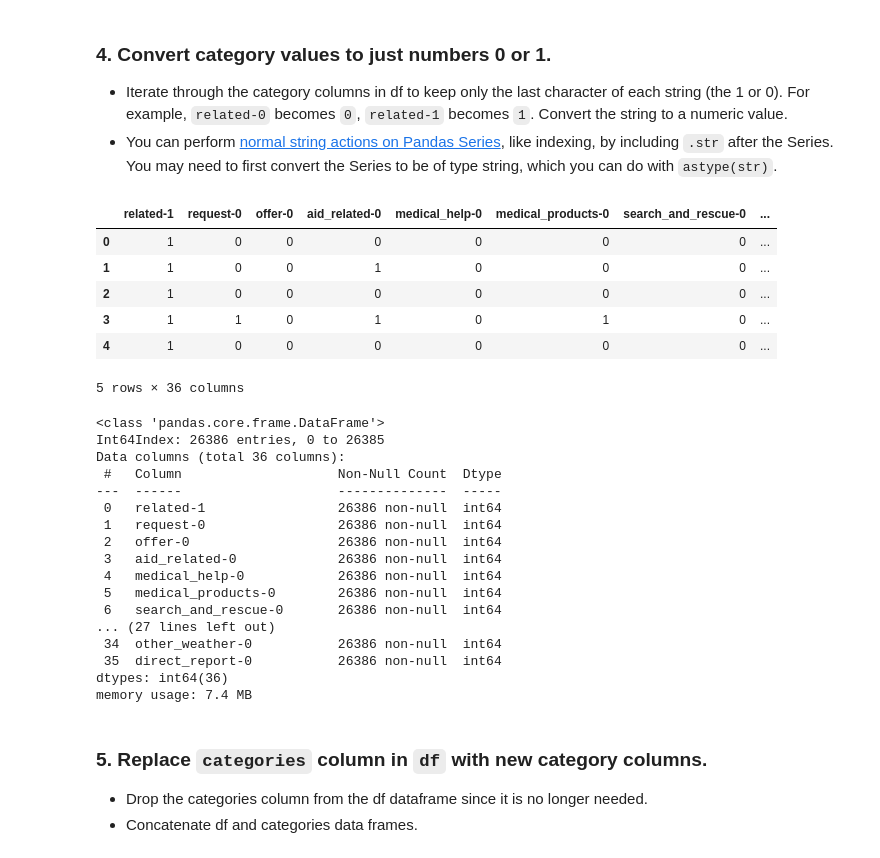
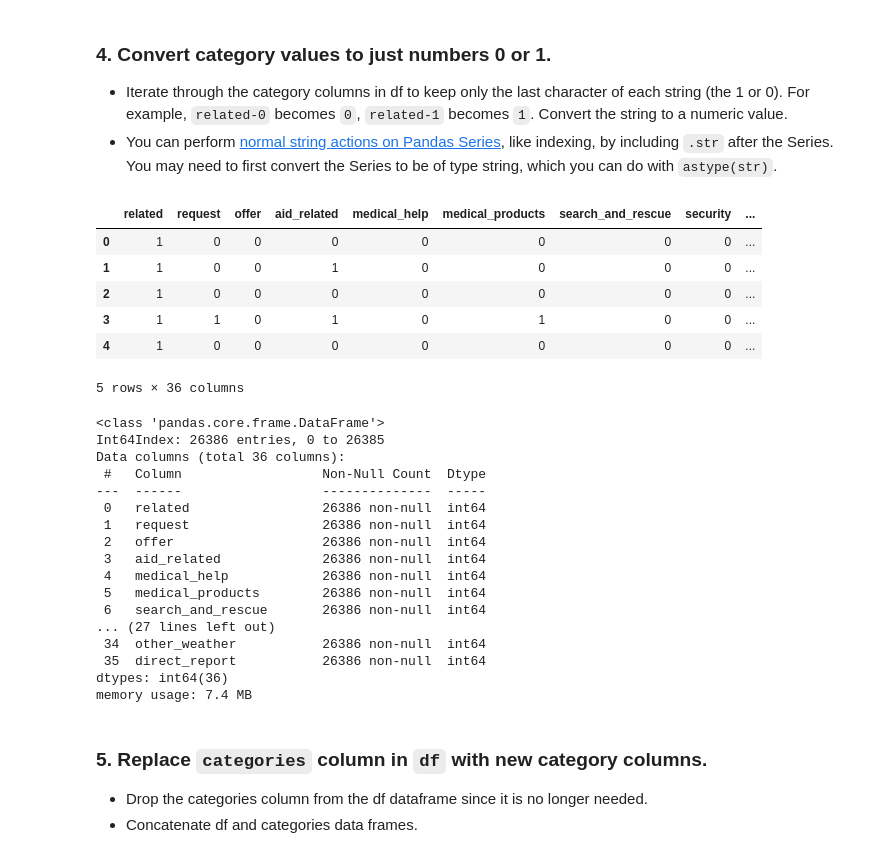
Before and after one commit to jonastheiler/disaster-respond-pipeline, a Jupyter notebook: preparation/ETL Pipeline Preparation.ipynb, the cells around one changed output. Saved outputs shown, nothing was run; the diff lists cells and outputs as text; code cells hidden in the pictures.

Commit message:
Update: Readme, process_data.py, train_classifier.py

```diff
--- a/preparation/ETL Pipeline Preparation.ipynb
+++ b/preparation/ETL Pipeline Preparation.ipynb
@@ -11,7 +11,7 @@ import pandas as pd
 from sqlalchemy import create_engine
 # %%
 # load messages dataset
-messages = pd.read_csv('messages.csv')
+messages = pd.read_csv('../data/disaster_messages.csv')
 messages.head()
 # %% [output]
 |  | id | message | original | genre |
@@ -36,7 +36,7 @@ dtypes: int64(1), object(3)
 memory usage: 820.4+ KB
 # %%
 # load categories dataset
-categories = pd.read_csv('categories.csv')
+categories = pd.read_csv('../data/disaster_categories.csv')
 categories.head()
 # %% [output]
 |  | id | categories |
@@ -111,6 +111,6 @@ row = categories_df.iloc[0]
 # use this row to extract a list of new column names for categories.
 # one way is to apply a lambda function that takes everything
 # up to the second to last character of each string with slicing
-category_colnames = row.tolist()
+category_colnames = row.astype(str).apply(lambda x: x[:-2]).tolist()
 print(category_colnames)
 # %% [output]
@@ -134,18 +134,18 @@ categories_df.head()
 # %%
 for column in categories_df:
     # set each value to be the last character of the string
-    categories_df[column] = categories_df[column].astype(str).str.strip().str[-1]
+    categories_df[column] = categories_df[column].astype(str).str[-1]
 
     # convert column from string to numeric
     categories_df[column] = pd.to_numeric(categories_df[column])
 categories_df.head()
 # %% [output]
-|  | related-1 | request-0 | offer-0 | aid_related-0 | medical_help-0 | medical_products-0 | search_and_rescue-0 | ... |
-| 0 | 1 | 0 | 0 | 0 | 0 | 0 | 0 | ... |
-| 1 | 1 | 0 | 0 | 1 | 0 | 0 | 0 | ... |
-| 2 | 1 | 0 | 0 | 0 | 0 | 0 | 0 | ... |
-| 3 | 1 | 1 | 0 | 1 | 0 | 1 | 0 | ... |
-| 4 | 1 | 0 | 0 | 0 | 0 | 0 | 0 | ... |
+|  | related | request | offer | aid_related | medical_help | medical_products | search_and_rescue | security | ... |
+| 0 | 1 | 0 | 0 | 0 | 0 | 0 | 0 | 0 | ... |
+| 1 | 1 | 0 | 0 | 1 | 0 | 0 | 0 | 0 | ... |
+| 2 | 1 | 0 | 0 | 0 | 0 | 0 | 0 | 0 | ... |
+| 3 | 1 | 1 | 0 | 1 | 0 | 1 | 0 | 0 | ... |
+| 4 | 1 | 0 | 0 | 0 | 0 | 0 | 0 | 0 | ... |
 5 rows × 36 columns
 # %%
 categories_df.info()
@@ -153,18 +153,18 @@ categories_df.info()
 <class 'pandas.core.frame.DataFrame'>
 Int64Index: 26386 entries, 0 to 26385
 Data columns (total 36 columns):
- #   Column                    Non-Null Count  Dtype
----  ------                    --------------  -----
- 0   related-1                 26386 non-null  int64
- 1   request-0                 26386 non-null  int64
- 2   offer-0                   26386 non-null  int64
- 3   aid_related-0             26386 non-null  int64
- 4   medical_help-0            26386 non-null  int64
- 5   medical_products-0        26386 non-null  int64
- 6   search_and_rescue-0       26386 non-null  int64
+ #   Column                  Non-Null Count  Dtype
+---  ------                  --------------  -----
+ 0   related                 26386 non-null  int64
+ 1   request                 26386 non-null  int64
+ 2   offer                   26386 non-null  int64
+ 3   aid_related             26386 non-null  int64
+ 4   medical_help            26386 non-null  int64
+ 5   medical_products        26386 non-null  int64
+ 6   search_and_rescue       26386 non-null  int64
 ... (27 lines left out)
- 34  other_weather-0           26386 non-null  int64
- 35  direct_report-0           26386 non-null  int64
+ 34  other_weather           26386 non-null  int64
+ 35  direct_report           26386 non-null  int64
 dtypes: int64(36)
 memory usage: 7.4 MB
 # %% [markdown]
```
Also changed, not shown: parts of 9 cells of this notebook, 5 other files.
